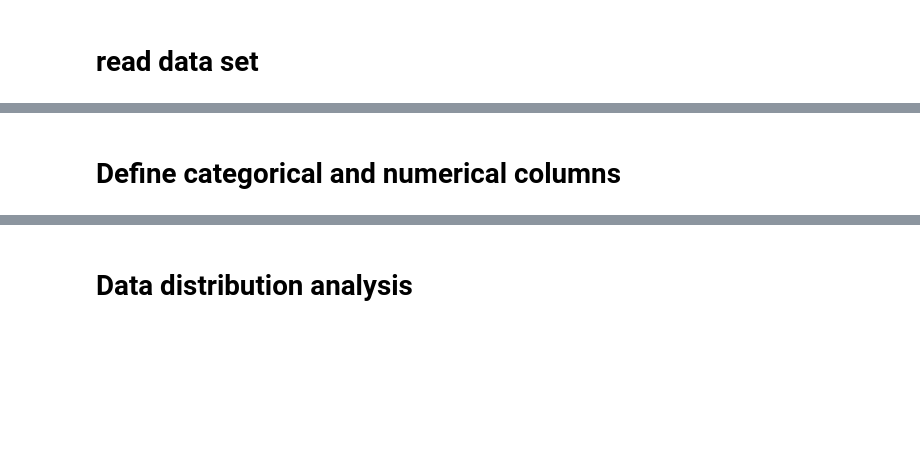
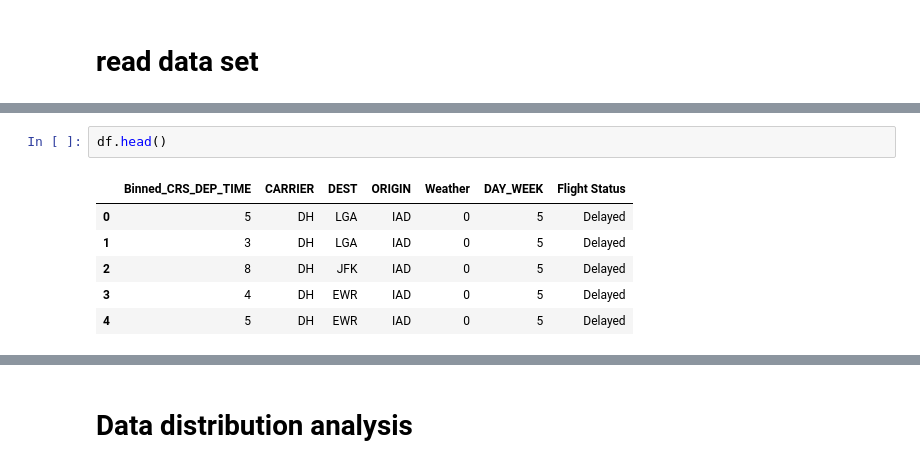
Before and after one commit to aliowx/activity-goal-prediction, a Jupyter notebook: notebook/final_model_notebook.ipynb, the cells around one changed output, grey strips where cells are left out. Saved outputs shown, nothing was run; the diff lists cells and outputs as text; blank space fills up the shorter version.

```diff
--- a/notebook/final_model_notebook.ipynb
+++ b/notebook/final_model_notebook.ipynb
@@ -97,3 +89,10 @@ X_train: (356, 33) X_val: (90, 33) X_holdout: (79, 33)
-# %% [markdown]
-# Define categorical and numerical columns
+# %%
+df.head()
+# %% [output]
+|  | Binned_CRS_DEP_TIME | CARRIER | DEST | ORIGIN | Weather | DAY_WEEK | Flight Status |
+| 0 | 5 | DH | LGA | IAD | 0 | 5 | Delayed |
+| 1 | 3 | DH | LGA | IAD | 0 | 5 | Delayed |
+| 2 | 8 | DH | JFK | IAD | 0 | 5 | Delayed |
+| 3 | 4 | DH | EWR | IAD | 0 | 5 | Delayed |
+| 4 | 5 | DH | EWR | IAD | 0 | 5 | Delayed |
 # %%
```
Also changed, not shown: parts of 8 cells of this notebook, 1 other file.
